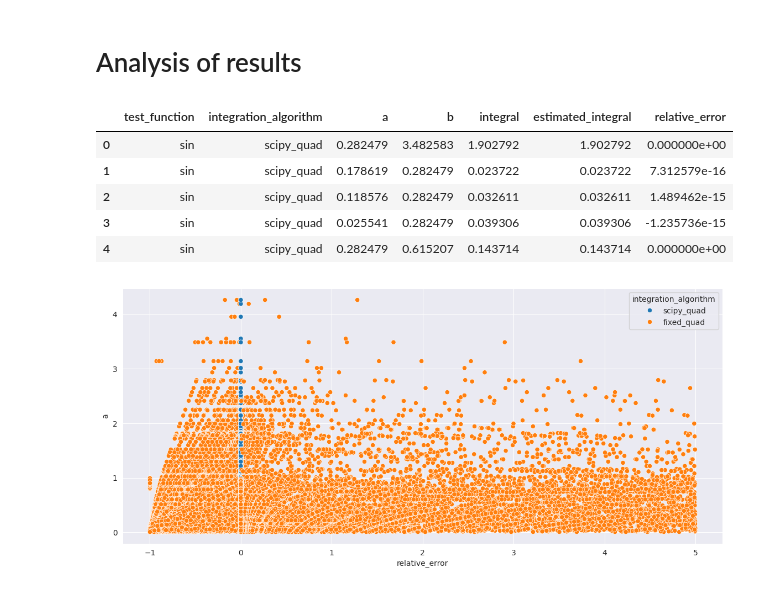
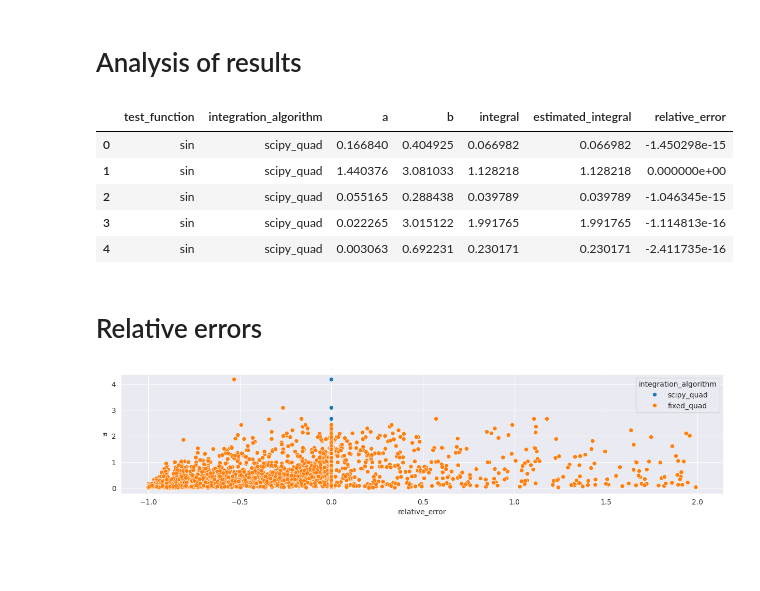
Before and after one commit to migueltorrescosta/notebooks, a Jupyter notebook: Scribbles/NumericalIntegration.ipynb, the cells around one changed output. Saved outputs shown, nothing was run; the diff lists cells and outputs as text; code cells hidden in the pictures; blank space fills up the shorter version.

```diff
--- a/Scribbles/NumericalIntegration.ipynb
+++ b/Scribbles/NumericalIntegration.ipynb
@@ -28,5 +28,17 @@ test_functions = [
         TestFunction(name="sin", distribution=math.sin, cumulative=lambda x: - 1 * math.cos(x)),
         TestFunction(name="quadratic", distribution=lambda x: x**2, cumulative=lambda x: x**3/3),
         TestFunction(name="asymmetric", distribution=lambda x: x**(-11), cumulative=lambda x: -1 * x**(-10)/10),
-        TestFunction(name="step", distribution=lambda x: 1 if x<1 else 0, cumulative=lambda x: x if x<1 else 1)
+        TestFunction(name="step", distribution=lambda x: 1 if x<3 else 0, cumulative=lambda x: x if x<3 else 3)
 ]
+# %%
+import matplotlib.pyplot as plt
+import numpy as np
+
+x = np.arange(0.05,10,.01)
+
+plt.figure(figsize=(15,3))
+for function in test_functions:
+        plt.plot(x, [function.distribution(z) for z in x], label = function.name)
+plt.legend()
+plt.ylim(-1.5, 5)
+plt.show()
@@ -48,15 +62,14 @@ import pandas as pd
 import numpy as np
 
 df = pd.DataFrame(columns=["test_function", "integration_algorithm", "a", "b", "integral", "estimated_integral"])
-n_samples = 100
+n_samples = 1000
 iterator = product(
         test_functions,
         integrators,
-        np.random.exponential(1, size=n_samples),
-        np.random.exponential(1, size=n_samples)
+        np.random.exponential(1, size=(n_samples, 2))
 )
-for function, integrator, lower_bound, upper_bound in tqdm(iterator, total=len(test_functions) * len(integrators) * n_samples ** 2):
-        lower_bound, upper_bound = min(lower_bound, upper_bound), max(lower_bound, upper_bound)
+for function, integrator, bounds in tqdm(iterator, total=len(test_functions) * len(integrators) * n_samples):
+        lower_bound, upper_bound = min(bounds), max(bounds)
         df.loc[len(df.index)] = [
                 function.name,
                 integrator.name,
@@ -72,17 +85,19 @@ df["relative_error"] = (df["estimated_integral"] - df["integral"])/ df["integral
 df.head()
 # %% [output]
 |  | test_function | integration_algorithm | a | b | integral | estimated_integral | relative_error |
-| 0 | sin | scipy_quad | 0.282479 | 3.482583 | 1.902792 | 1.902792 | 0.000000e+00 |
-| 1 | sin | scipy_quad | 0.178619 | 0.282479 | 0.023722 | 0.023722 | 7.312579e-16 |
-| 2 | sin | scipy_quad | 0.118576 | 0.282479 | 0.032611 | 0.032611 | 1.489462e-15 |
-| 3 | sin | scipy_quad | 0.025541 | 0.282479 | 0.039306 | 0.039306 | -1.235736e-15 |
-| 4 | sin | scipy_quad | 0.282479 | 0.615207 | 0.143714 | 0.143714 | 0.000000e+00 |
+| 0 | sin | scipy_quad | 0.166840 | 0.404925 | 0.066982 | 0.066982 | -1.450298e-15 |
+| 1 | sin | scipy_quad | 1.440376 | 3.081033 | 1.128218 | 1.128218 | 0.000000e+00 |
+| 2 | sin | scipy_quad | 0.055165 | 0.288438 | 0.039789 | 0.039789 | -1.046345e-15 |
+| 3 | sin | scipy_quad | 0.022265 | 3.015122 | 1.991765 | 1.991765 | -1.114813e-16 |
+| 4 | sin | scipy_quad | 0.003063 | 0.692231 | 0.230171 | 0.230171 | -2.411735e-16 |
+# %% [markdown]
+# Relative errors
 # %%
 import seaborn as sns
 from matplotlib import pyplot as plt
-fig, ax = plt.subplots(figsize=(14,6))
-outliers = np.logical_or(df["relative_error"]<-1, df["relative_error"]>5)
+fig, ax = plt.subplots(figsize=(15,3))
+outliers = np.logical_or(df["relative_error"]<-1, df["relative_error"]>2)
 sns.scatterplot(x='relative_error', y='a', hue='integration_algorithm', data=df[np.logical_not(outliers)])
 plt.show()
 # %% [output]
-[figure, old version]
+[figure, new version]
```
Also changed, not shown: parts of 3 cells of this notebook.
